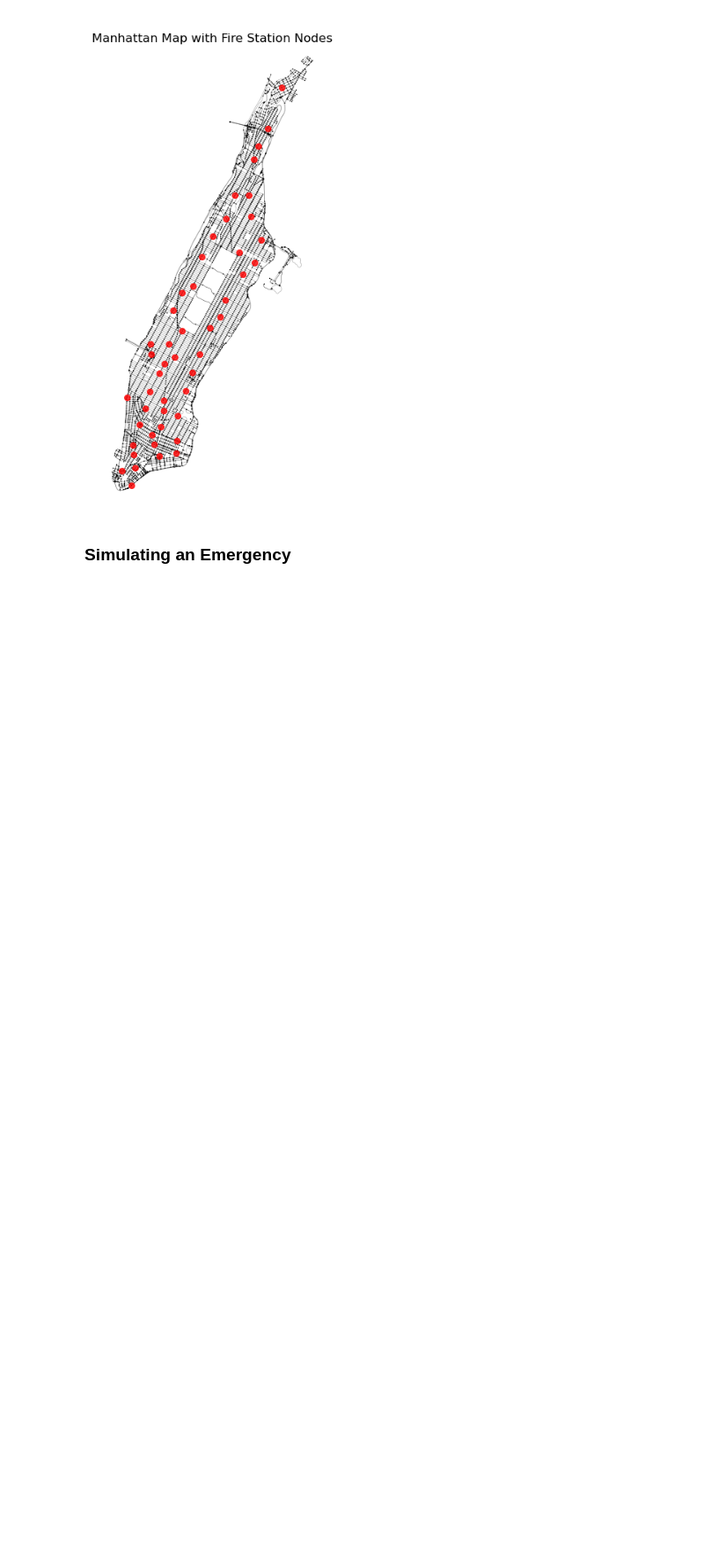
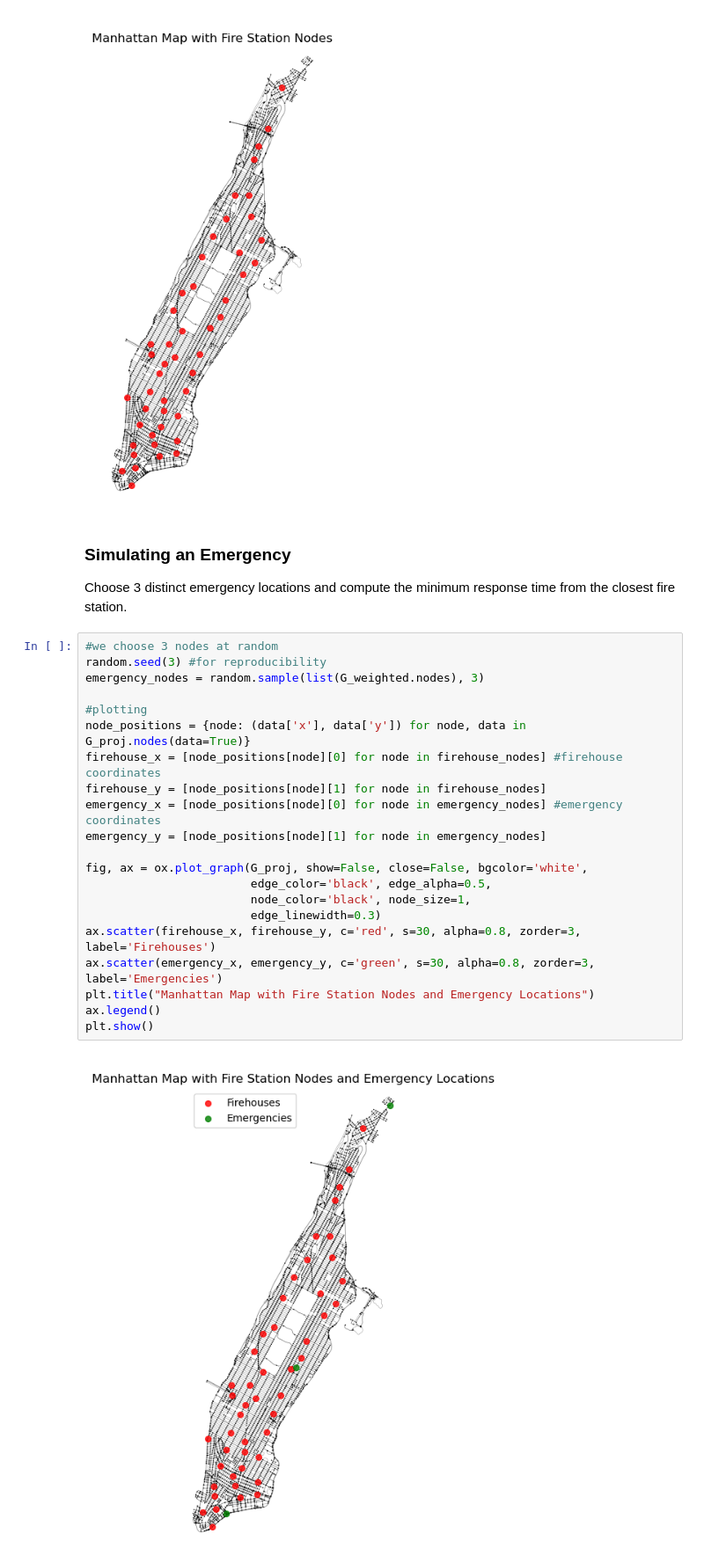
Before and after one commit to margheritatonon/Optimization-II-Project, a Jupyter notebook: dataloading.ipynb, the cells around one changed output. Shown: that part at 88% size. Drawn from its saved outputs; the diff is of its cells as text; blank space fills up the shorter version.

Commit message:
began simulating emergency

```diff
--- a/dataloading.ipynb
+++ b/dataloading.ipynb
@@ -94,5 +95,30 @@ plt.title("Manhattan Map with Fire Station Nodes")
 plt.show()
 # %% [output]
 [figure]
-# %% [markdown]
-### Simulating an Emergency
+# %% [markdown]
+### Simulating an Emergency
+
+Choose 3 distinct emergency locations and compute the minimum response time from the closest fire station.
+# %%
+#we choose 3 nodes at random
+random.seed(3) #for reproducibility
+emergency_nodes = random.sample(list(G_weighted.nodes), 3)
+
+#plotting
+node_positions = {node: (data['x'], data['y']) for node, data in G_proj.nodes(data=True)}
+firehouse_x = [node_positions[node][0] for node in firehouse_nodes] #firehouse coordinates
+firehouse_y = [node_positions[node][1] for node in firehouse_nodes]
+emergency_x = [node_positions[node][0] for node in emergency_nodes] #emergency coordinates
+emergency_y = [node_positions[node][1] for node in emergency_nodes]
+
+fig, ax = ox.plot_graph(G_proj, show=False, close=False, bgcolor='white',
+                        edge_color='black', edge_alpha=0.5,
+                        node_color='black', node_size=1,
+                        edge_linewidth=0.3)
+ax.scatter(firehouse_x, firehouse_y, c='red', s=30, alpha=0.8, zorder=3, label='Firehouses')
+ax.scatter(emergency_x, emergency_y, c='green', s=30, alpha=0.8, zorder=3, label='Emergencies')
+plt.title("Manhattan Map with Fire Station Nodes and Emergency Locations")
+ax.legend()
+plt.show()
+# %% [output]
+[figure, added]
```
Also changed, not shown: parts of 2 cells of this notebook.
